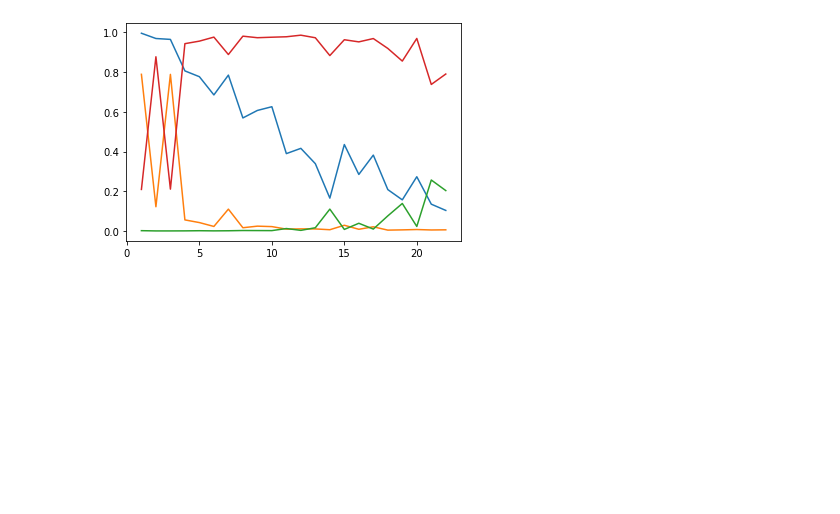
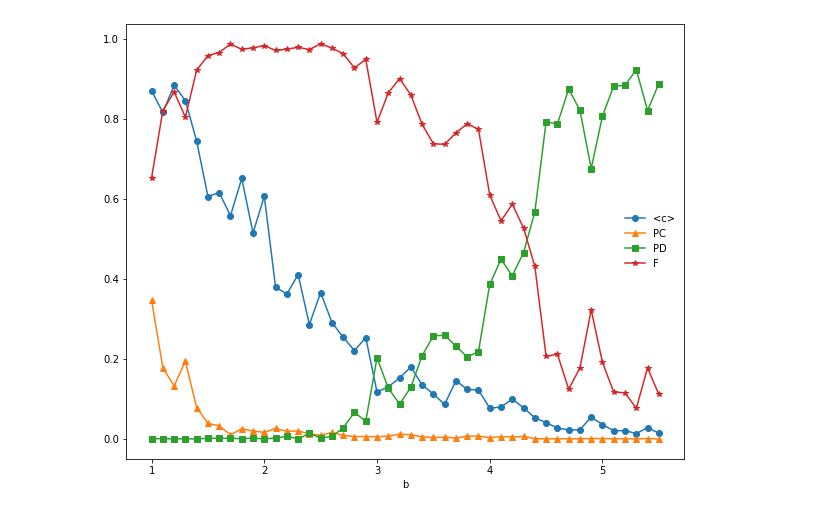
Before and after one commit to ppxwdy/Cooperation-in-the-PD-game-in-Random-Scale-Free-Graphs, a Jupyter notebook: plot_p1.ipynb, the cells around one changed output. Drawn from its saved outputs; the diff is of its cells as text; code cells hidden in the pictures; blank space fills up the shorter version.

Commit message:
finish part 1.

```diff
--- a/plot_p1.ipynb
+++ b/plot_p1.ipynb
@@ -1,14 +1,19 @@
 # %%
 import pandas as pd
 import matplotlib.pyplot as plt
-
-data = pd.read_csv('part1 data.csv')
+import numpy as np
+df = pd.read_csv('part1_data.csv')
-# %%
-cols = data.columns
-x = [1+i for i in range(data.shape[0])]
-plt.plot(x, data[cols[0]], label=cols[0])
-for c in range(1, len(cols)):
-    plt.plot(x, data[cols[c]].to_numpy()/4000, label=cols[c])
-plt.show()
-# %% [output]
-[figure, removed]
+# %%
+N = 4000
+bs = np.arange(1, 5.6, 0.1)
+plt.figure(figsize=(10, 8))
+plt.plot(bs, df['<c>'], 'o-', label='<c>')
+plt.plot(bs, df['PC'].to_numpy() / N, '^-', label='PC')
+plt.plot(bs, df['PD'].to_numpy() / N, 's-', label='PD')
+plt.plot(bs, df['F'].to_numpy() / N, '*-', label='F')
+plt.legend(edgecolor='w')
+plt.xlabel('b')
+plt.savefig('pic_part1.png')
+plt.show()
+# %% [output]
+[figure, added]
```
Also changed, not shown: 3 other files.
